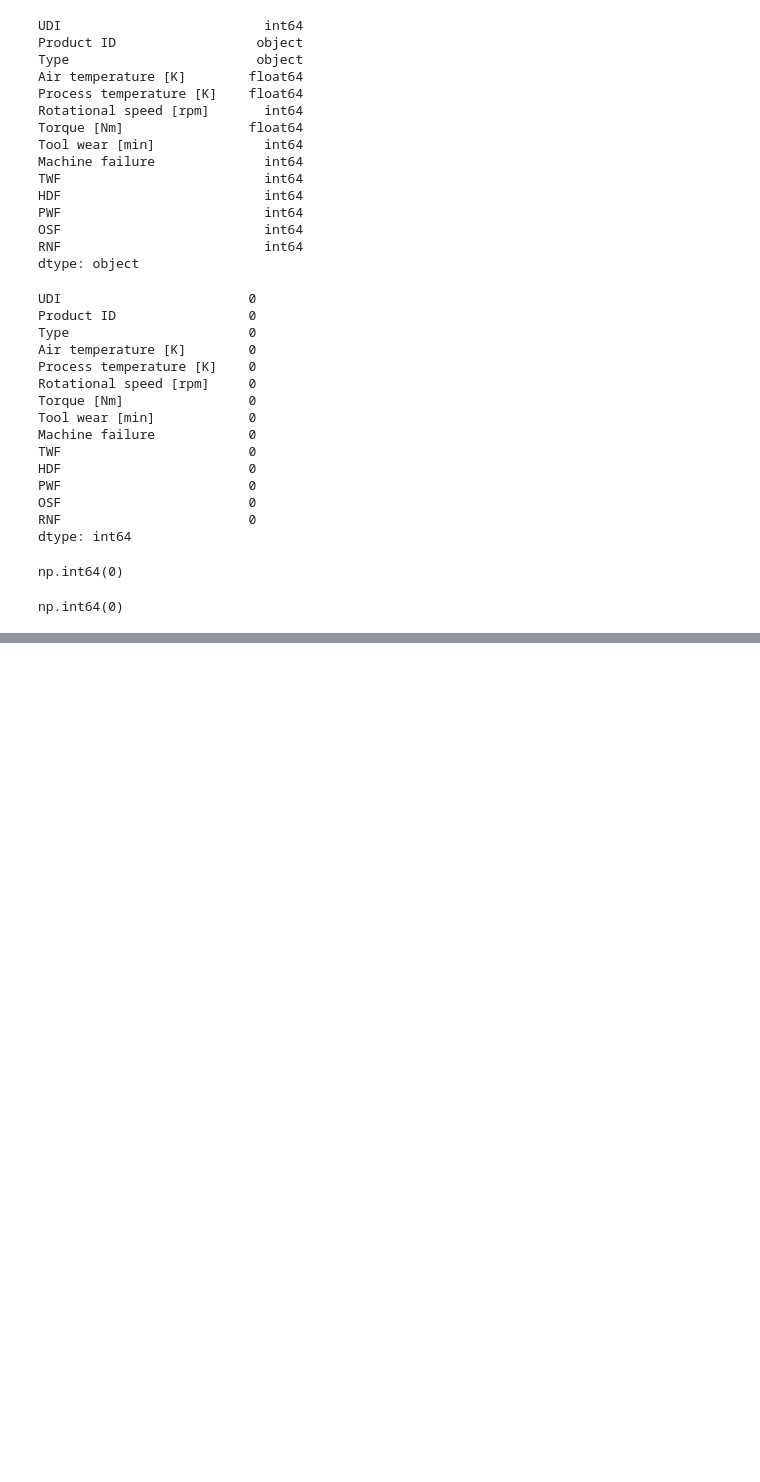
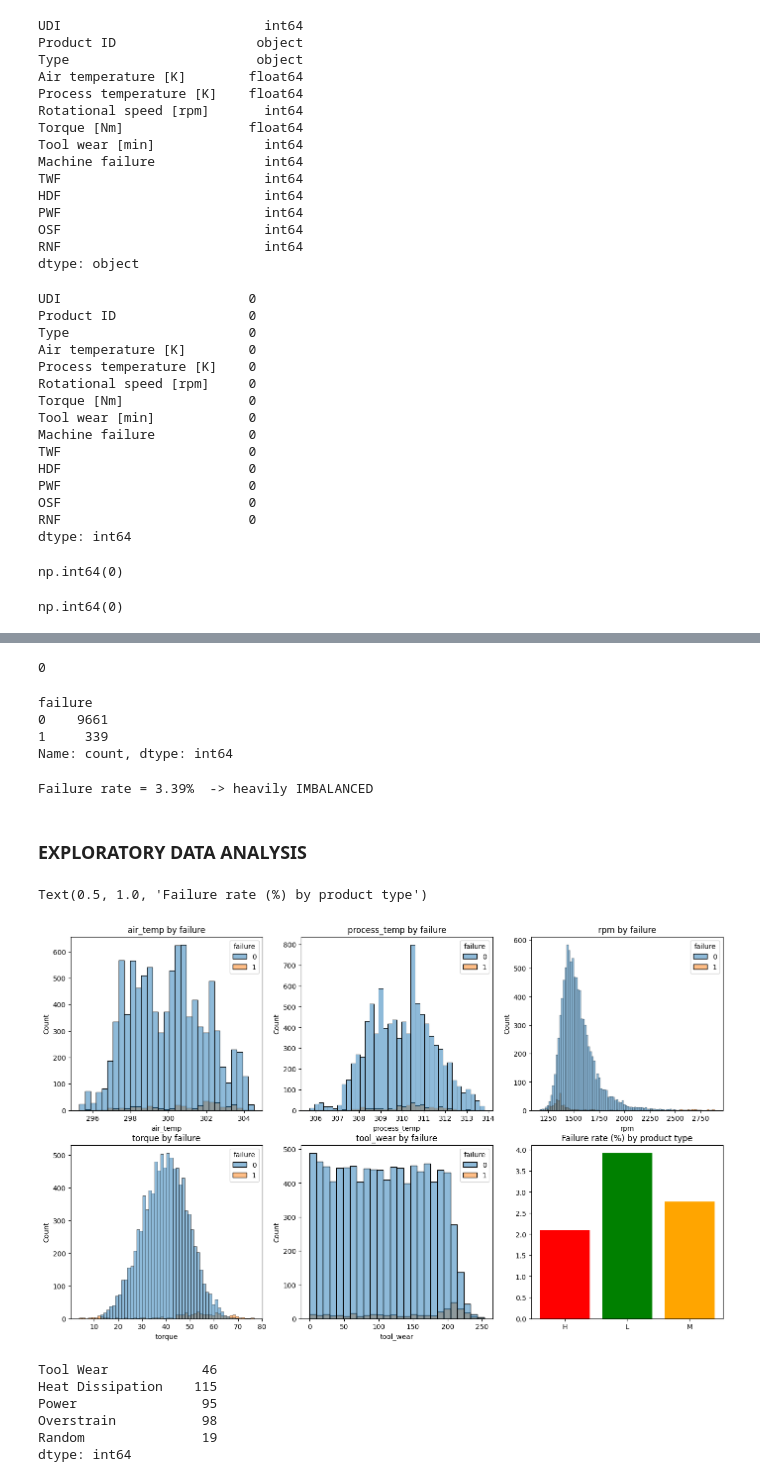
Before and after one commit to Ashwinvinod7/machine-failure-risk-detection, a Jupyter notebook: machine_failure_detection.ipynb, the cells around one changed output, grey strips where cells are left out. Saved outputs shown, nothing was run; the diff lists cells and outputs as text; code cells hidden in the pictures; blank space fills up the shorter version.

```diff
--- a/machine_failure_detection.ipynb
+++ b/machine_failure_detection.ipynb
@@ -133,0 +129,5 @@ Failure rate: 3.39%  (highly imbalanced)
+# %%
+df = df.rename(columns={
+    "Air temperature [K]": "air_temp", "Process temperature [K]": "process_temp",
+    "Rotational speed [rpm]": "rpm", "Torque [Nm]": "torque",
+    "Tool wear [min]": "tool_wear", "Machine failure": "failure", "Type": "type"})
@@ -133,0 +150,25 @@ Failure rate: 3.39%  (highly imbalanced)
+# %%
+int(df.isna().sum().sum())
+# %% [output]
+0
+# %%
+df["failure"].value_counts()
+# %% [output]
+failure
+0    9661
+1     339
+Name: count, dtype: int64
+# %%
+print(f"\nFailure rate = {df['failure'].mean():.2%}  -> heavily IMBALANCED")
+# %% [output]
+Failure rate = 3.39%  -> heavily IMBALANCED
+# %%
+SENSOR_COLS = [
+    "air_temp",
+    "process_temp",
+    "rpm",
+    "torque",
+    "tool_wear",
+]
+# %% [markdown]
+### EXPLORATORY DATA ANALYSIS
@@ -133,0 +179,25 @@ Failure rate: 3.39%  (highly imbalanced)
+# %%
+fig, axes = plt.subplots(2, 3, figsize=(17, 10))
+for ax, col in zip(axes.ravel(), SENSOR_COLS):
+    plot_data=df.dropna(subset=[col,"failure"])
+    sns.histplot(data=plot_data,x=col,hue="failure",common_norm=False,fill=True, ax=ax)
+    ax.set_title(f"{col} by failure")
+rate = df.groupby("type")["failure"].mean().mul(100)
+axes[1, 2].bar(rate.index, rate.values, color=["red", "green", "orange"])
+axes[1, 2].set_title("Failure rate (%) by product type")
+# %% [output]
+Text(0.5, 1.0, 'Failure rate (%) by product type')
+[figure, added]
+# %%
+modes = ["TWF", "HDF", "PWF", "OSF", "RNF"]
+mode_names = {"TWF": "Tool Wear", "HDF": "Heat Dissipation", "PWF": "Power",
+              "OSF": "Overstrain", "RNF": "Random"}
+mode_counts = df[modes].sum().rename(index=mode_names)
+print(mode_counts)
+# %% [output]
+Tool Wear            46
+Heat Dissipation    115
+Power                95
+Overstrain           98
+Random               19
+dtype: int64
```
Also changed, not shown: parts of 12 cells of this notebook.
